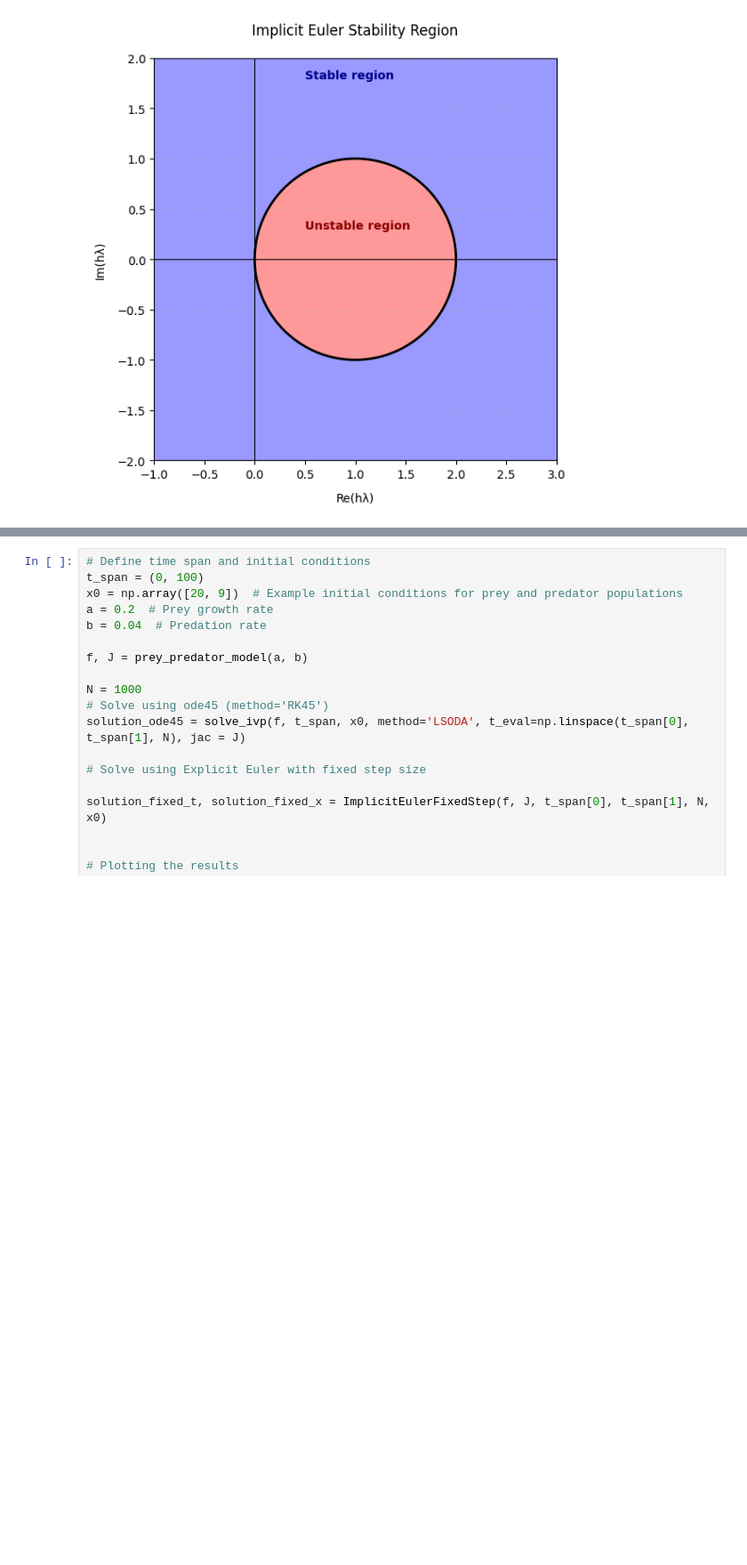
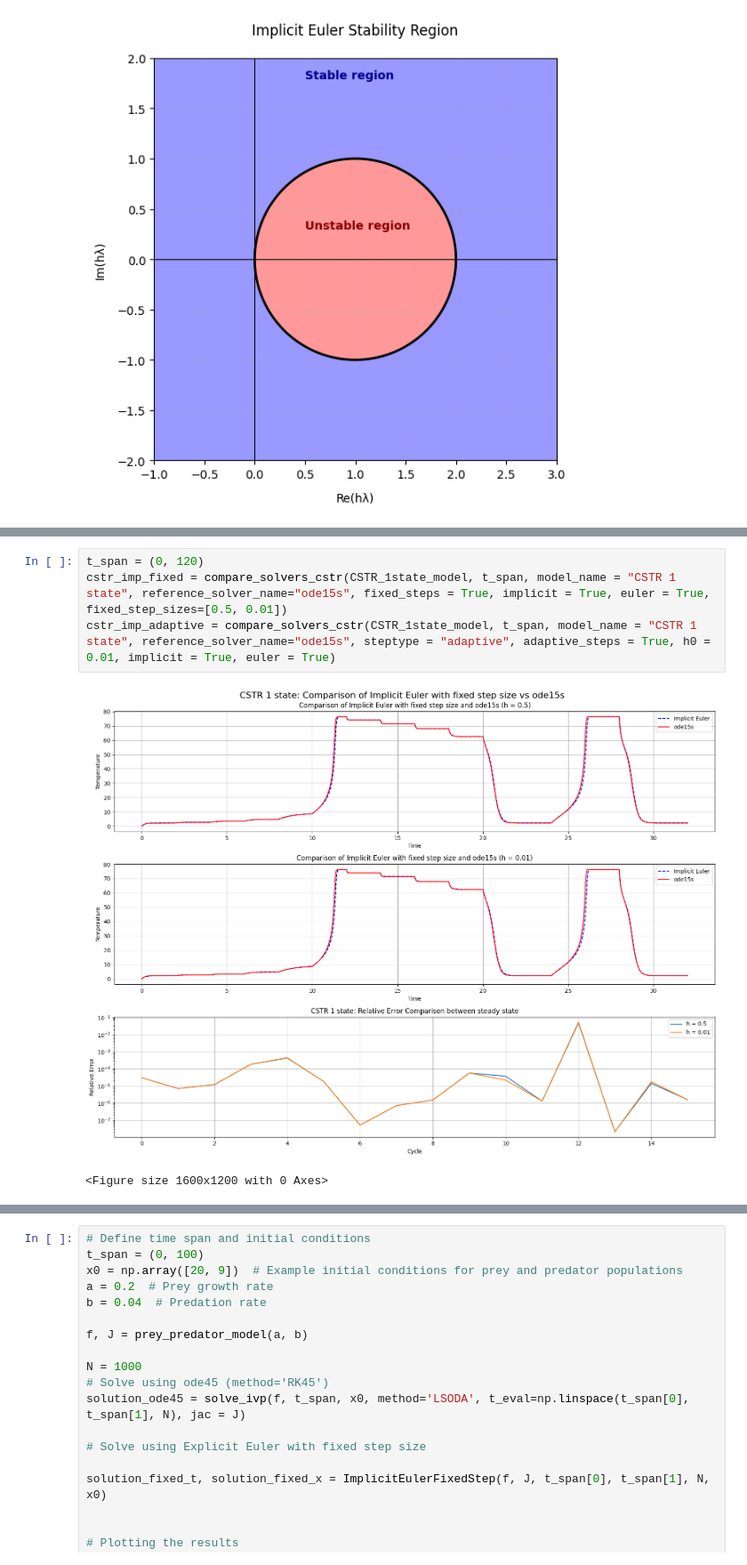
Before and after one commit to EuanCortes/02686-Project, a Jupyter notebook: 03_ImplicitODESolvers.ipynb, the cells around one changed output, grey strips where cells are left out. Shown at 89% size. Saved outputs shown, nothing was run; the diff lists cells and outputs as text; blank space fills up the shorter version.

```diff
--- a/03_ImplicitODESolvers.ipynb
+++ b/03_ImplicitODESolvers.ipynb
@@ -99,0 +76,7 @@ def ImplicitEulerFixedStep(f, jac, ta, tb, N, xa, *args):
+# %%
+t_span = (0, 120)
+cstr_imp_fixed = compare_solvers_cstr(CSTR_1state_model, t_span, model_name = "CSTR 1 state", reference_solver_name="ode15s", fixed_steps = True, implicit = True, euler = True, fixed_step_sizes=[0.5, 0.01])
+cstr_imp_adaptive = compare_solvers_cstr(CSTR_1state_model, t_span, model_name = "CSTR 1 state", reference_solver_name="ode15s", steptype = "adaptive", adaptive_steps = True, h0 = 0.01, implicit = True, euler = True)
+# %% [output]
+[figure, added]
+<Figure size 1600x1200 with 0 Axes>
```
Also changed, not shown: parts of 5 cells of this notebook, 6 other files.
